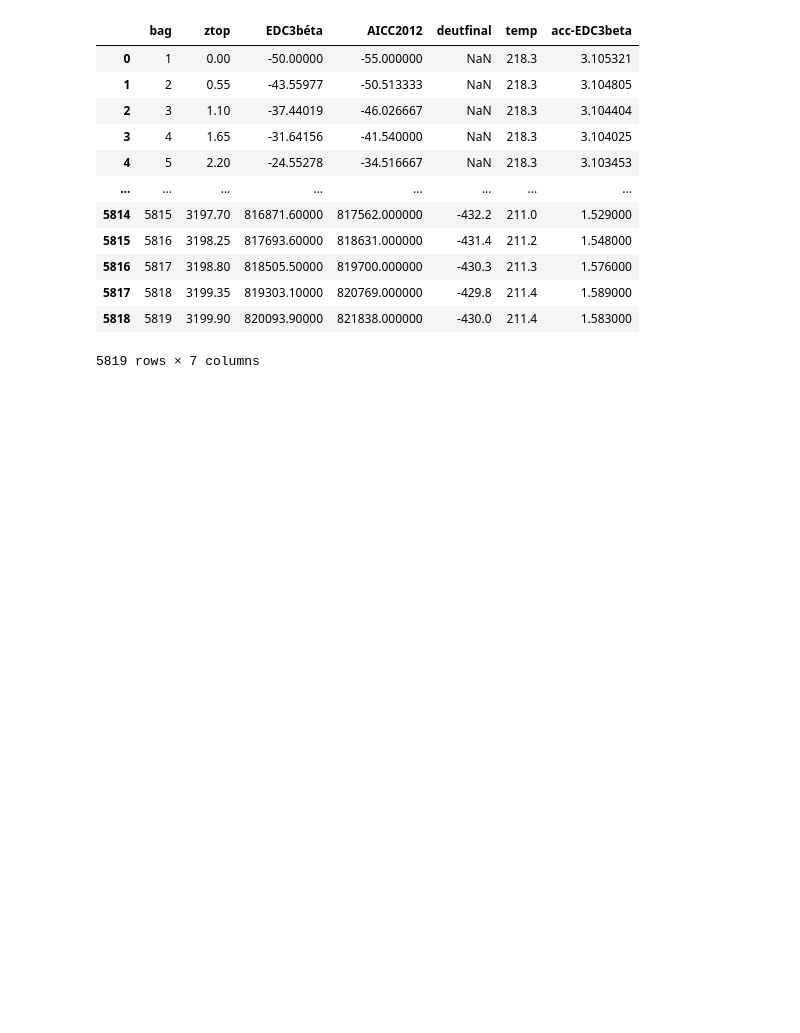
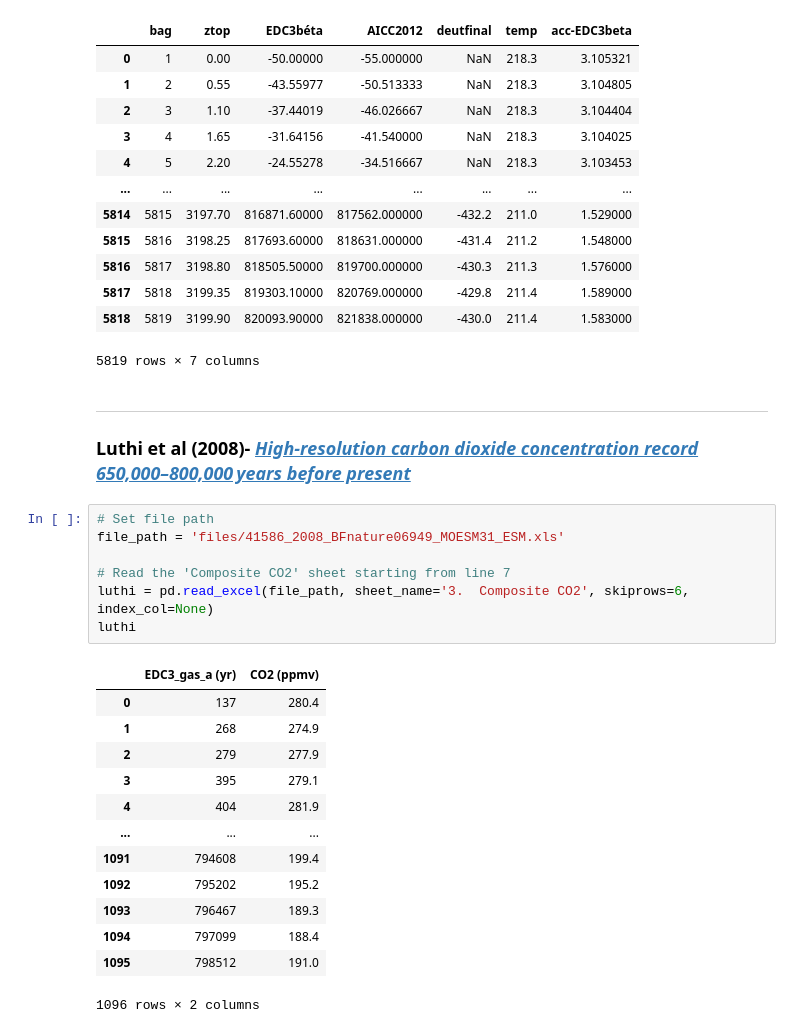
Before and after one commit to turps-pc90/PfDA_ClimateProject, a Jupyter notebook: project.ipynb, the cells around one changed output. Cells and saved outputs as stored; diff of their text form; blank space fills up the shorter version.

```diff
--- a/project.ipynb
+++ b/project.ipynb
@@ -148,3 +151,27 @@ jouzel
 | 5817 | 5818 | 3199.35 | 819303.10000 | 820769.000000 | -429.8 | 211.4 | 1.589000 |
 | 5818 | 5819 | 3199.90 | 820093.90000 | 821838.000000 | -430.0 | 211.4 | 1.583000 |
 5819 rows × 7 columns
+# %% [markdown]
+***
+### Luthi et al (2008)- [*High-resolution carbon dioxide concentration record 650,000–800,000 years before present*](https://www.nature.com/articles/nature06949)
+# %%
+# Set file path
+file_path = 'files/41586_2008_BFnature06949_MOESM31_ESM.xls'
+
+# Read the 'Composite CO2' sheet starting from line 7
+luthi = pd.read_excel(file_path, sheet_name='3.  Composite CO2', skiprows=6, index_col=None)
+luthi
+# %% [output]
+|  | EDC3_gas_a (yr) | CO2 (ppmv) |
+| 0 | 137 | 280.4 |
+| 1 | 268 | 274.9 |
+| 2 | 279 | 277.9 |
+| 3 | 395 | 279.1 |
+| 4 | 404 | 281.9 |
+| ... | ... | ... |
+| 1091 | 794608 | 199.4 |
+| 1092 | 795202 | 195.2 |
+| 1093 | 796467 | 189.3 |
+| 1094 | 797099 | 188.4 |
+| 1095 | 798512 | 191.0 |
+1096 rows × 2 columns
```
Also changed, not shown: parts of 12 cells of this notebook, 2 other files.
